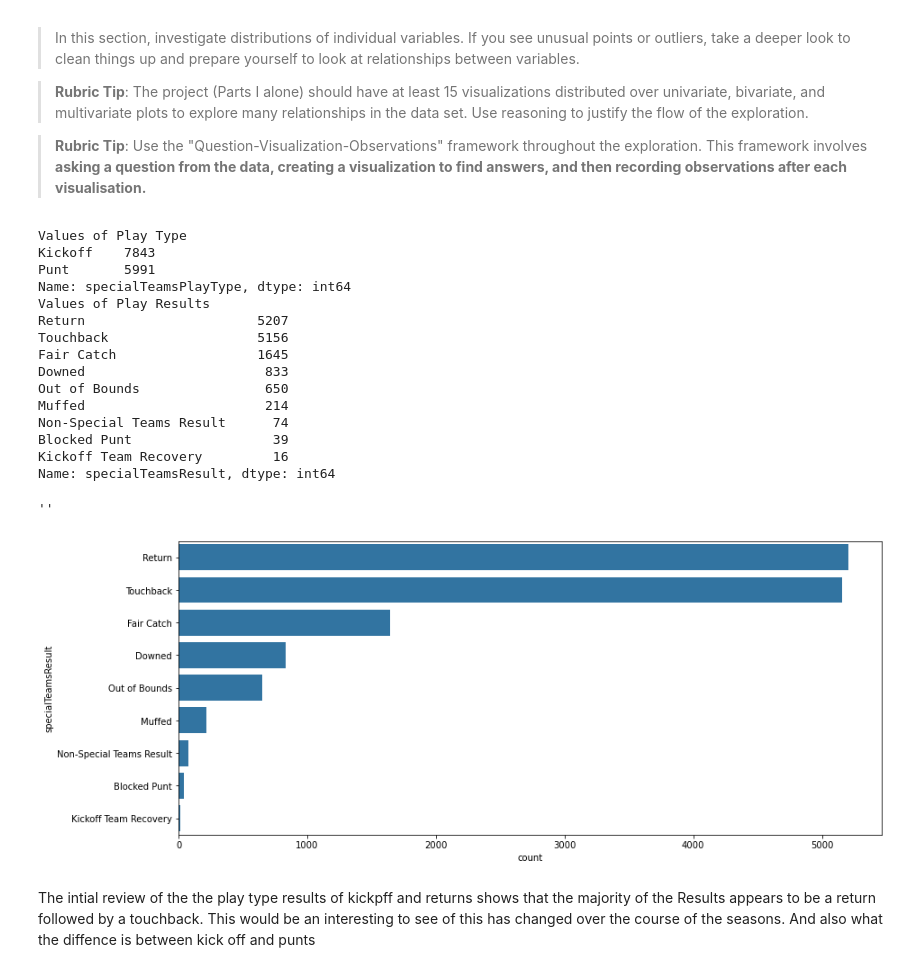
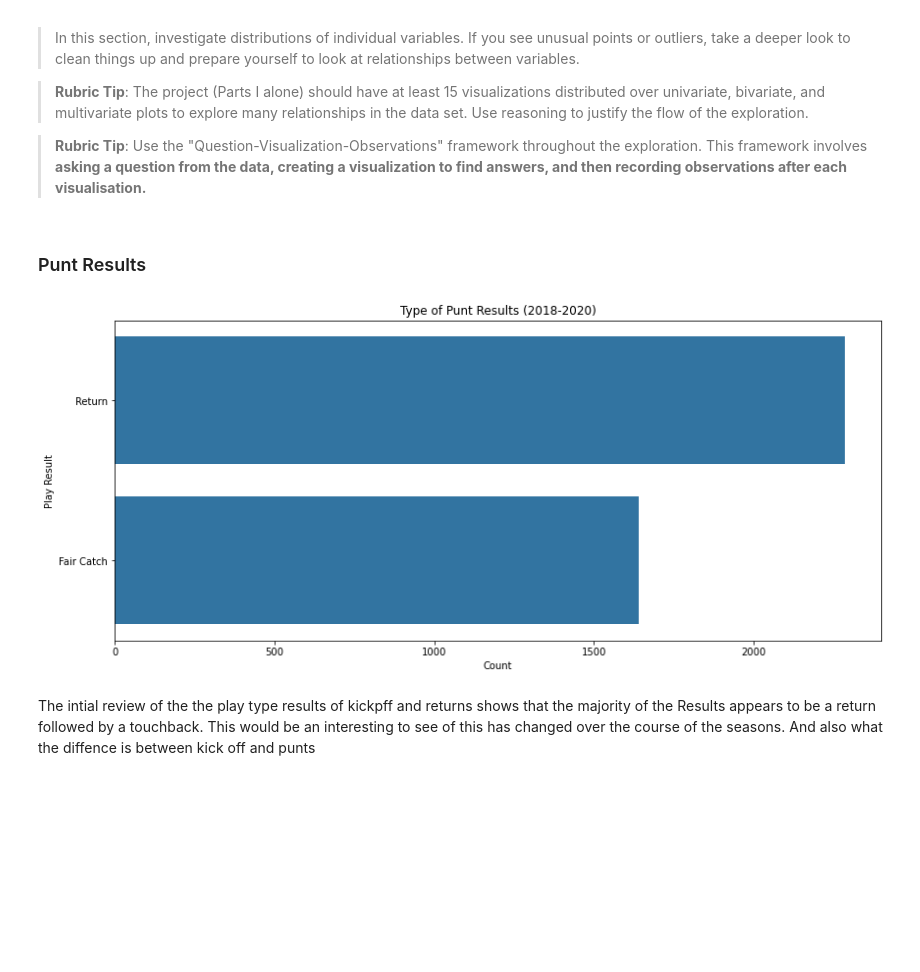
Before and after one commit to dkrejcarek/punt_analysis, a Jupyter notebook: Part_I_exploration_template.ipynb, the cells around one changed output. Drawn from its saved outputs; the diff is of its cells as text; code cells hidden in the pictures; blank space fills up the shorter version.

```diff
--- a/Part_I_exploration_template.ipynb
+++ b/Part_I_exploration_template.ipynb
@@ -154,40 +411,16 @@ and prepare yourself to look at relationships between variables.
 
 
 >**Rubric Tip**: Use the "Question-Visualization-Observations" framework  throughout the exploration. This framework involves **asking a question from the data, creating a visualization to find answers, and then recording observations after each visualisation.**
-# %%
-# Determine which player has the most return yards
-# Filter to only Kickoff and punt to determine return yards only
-play_type = ['Kickoff', 'Punt']
-plays_returnable = plays[plays['specialTeamsPlayType'].isin(play_type)]
-
-# Confrim it worked
-print('Values of Play Type')
-print(plays_returnable.specialTeamsPlayType.value_counts())
-print('Values of Play Results')
-print(plays_returnable.specialTeamsResult.value_counts())
-# %% [output]
-Values of Play Type
-Kickoff    7843
-Punt       5991
-Name: specialTeamsPlayType, dtype: int64
-Values of Play Results
-Return                      5207
-Touchback                   5156
-Fair Catch                  1645
-Downed                       833
-Out of Bounds                650
-Muffed                       214
-Non-Special Teams Result      74
-Blocked Punt                  39
-Kickoff Team Recovery         16
-Name: specialTeamsResult, dtype: int64
+# %% [markdown]
+### Punt Results
 # %%
 # Display the results of these kicks, this is a categorical element so a bar chart would be appropiate
 plt.figure(figsize=[14,6])
-sb.countplot(y =plays_returnable['specialTeamsResult'], color=BASE_COLOR, order=plays_returnable.specialTeamsResult.value_counts().index)
-;
+sb.countplot(y =punt_data['specialTeamsResult'], color=BASE_COLOR, order=punt_data.specialTeamsResult.value_counts().index)
+plt.title('Type of Punt Results (2018-2020)')
+plt.ylabel('Play Result')
+plt.xlabel('Count');
 # %% [output]
-''
-[figure, old version]
+[figure, new version]
 # %% [markdown]
 The intial review of the the play type results of kickpff and returns shows that the majority of the Results appears to be a return followed by a touchback.  This would be an interesting to see of this has changed over the course of the seasons.  And also what the diffence is between kick off and punts
```
Also changed, not shown: parts of 69 cells of this notebook.
